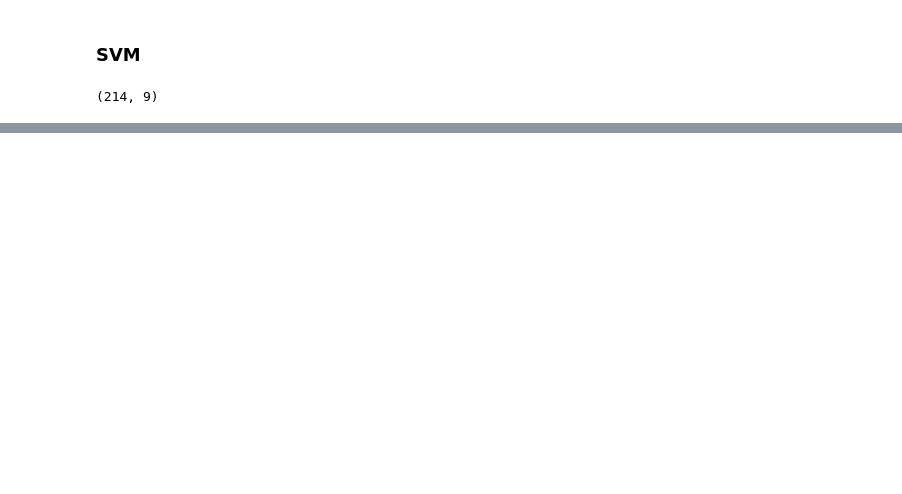
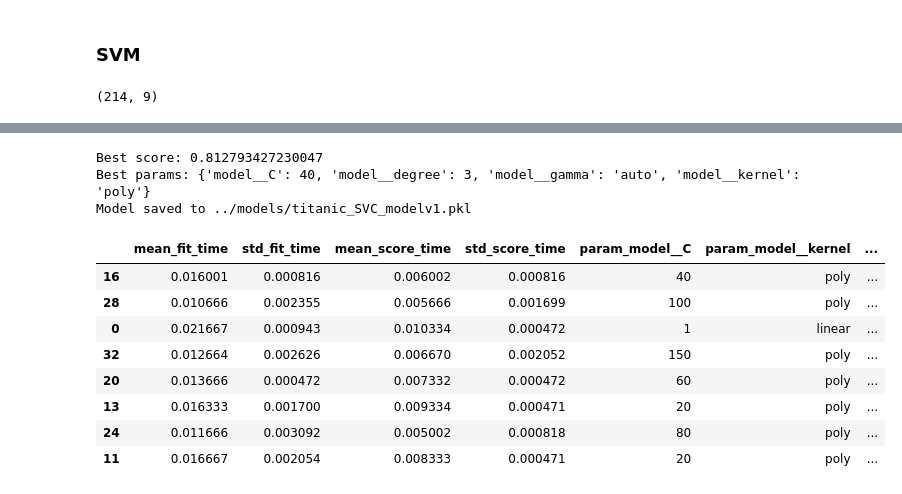
Before and after one commit to F-Fer/HOML-3_Exercises, a Jupyter notebook: MySolutions/Chapter-3/Notebooks/Chapter-3.ipynb, the cells around one changed output, grey strips where cells are left out. Drawn from its saved outputs; the diff is of its cells as text; code cells hidden in the pictures; blank space fills up the shorter version.

```diff
--- a/MySolutions/Chapter-3/Notebooks/Chapter-3.ipynb
+++ b/MySolutions/Chapter-3/Notebooks/Chapter-3.ipynb
@@ -881,0 +945,30 @@ def process_new_model(gridSearch):
+# %%
+# Hyperparameter tuning
+
+from sklearn.svm import SVC
+
+SVC_model = Pipeline([
+    ("preprocessing", preprocessing),
+    ("model", SVC())
+])
+
+param_grid = [
+    {
+        "model__C": [1, 20, 40, 60, 80, 100, 150],
+        "model__kernel": ["linear"]
+    },
+    {
+        "model__C": [1, 20, 40, 60, 80, 100, 150],
+        "model__kernel": ["poly"],
+        "model__degree": [3, 5],
+        "model__gamma": ['scale', 'auto']
+    },
+    {
+        "model__C": [1, 20, 40, 60, 80, 100, 150],
+        "model__kernel": ["rbf"],
+        "model__gamma": ['scale', 'auto']
+    }
+]
+
+SVC_gridSearch = GridSearchCV(SVC_model, param_grid=param_grid, scoring="accuracy", cv=3, n_jobs=-1)
+SVC_gridSearch.fit(X_train_small, y_train_small)
@@ -881,0 +993,19 @@ def process_new_model(gridSearch):
+# %%
+best_score, best_params, best_model = process_new_model(SVC_gridSearch)
+store_model(best_model, "titanic_SVC_modelv1")
+# %% [output]
+Best score: 0.812793427230047
+Best params: {'model__C': 40, 'model__degree': 3, 'model__gamma': 'auto', 'model__kernel': 'poly'}
+Model saved to ../models/titanic_SVC_modelv1.pkl
+# %%
+pd.DataFrame(SVC_gridSearch.cv_results_).sort_values("mean_test_score", ascending=False).head(8)
+# %% [output]
+|  | mean_fit_time | std_fit_time | mean_score_time | std_score_time | param_model__C | param_model__kernel | ... |
+| 16 | 0.016001 | 0.000816 | 0.006002 | 0.000816 | 40 | poly | ... |
+| 28 | 0.010666 | 0.002355 | 0.005666 | 0.001699 | 100 | poly | ... |
+| 0 | 0.021667 | 0.000943 | 0.010334 | 0.000472 | 1 | linear | ... |
+| 32 | 0.012664 | 0.002626 | 0.006670 | 0.002052 | 150 | poly | ... |
+| 20 | 0.013666 | 0.000472 | 0.007332 | 0.000472 | 60 | poly | ... |
+| 13 | 0.016333 | 0.001700 | 0.009334 | 0.000471 | 20 | poly | ... |
+| 24 | 0.011666 | 0.003092 | 0.005002 | 0.000818 | 80 | poly | ... |
+| 11 | 0.016667 | 0.002054 | 0.008333 | 0.000471 | 20 | poly | ... |
```
Also changed, not shown: parts of 20 cells of this notebook, 6 other files.
